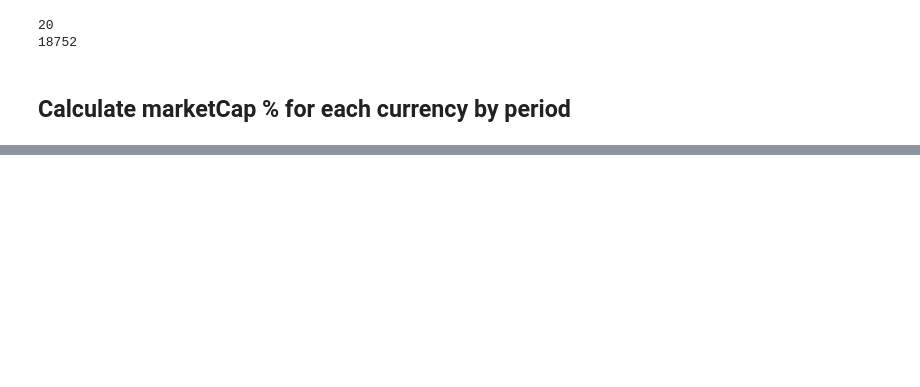
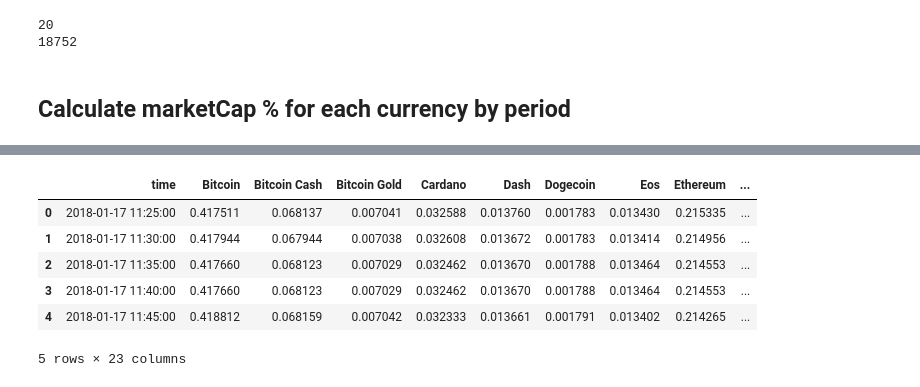
Before and after one commit to HristoBuyukliev/crypto-hackaton, a Jupyter notebook: market_caps_by_period.ipynb, the cells around one changed output, grey strips where cells are left out. Saved outputs shown, nothing was run; the diff lists cells and outputs as text; code cells hidden in the pictures; blank space fills up the shorter version.

```diff
--- a/market_caps_by_period.ipynb
+++ b/market_caps_by_period.ipynb
@@ -86,0 +111,10 @@ market_caps.to_csv('data/market_caps_by_period.csv')
+# %%
+market_caps.head()
+# %% [output]
+|  | time | Bitcoin | Bitcoin Cash | Bitcoin Gold | Cardano | Dash | Dogecoin | Eos | Ethereum | ... |
+| 0 | 2018-01-17 11:25:00 | 0.417511 | 0.068137 | 0.007041 | 0.032588 | 0.013760 | 0.001783 | 0.013430 | 0.215335 | ... |
+| 1 | 2018-01-17 11:30:00 | 0.417944 | 0.067944 | 0.007038 | 0.032608 | 0.013672 | 0.001783 | 0.013414 | 0.214956 | ... |
+| 2 | 2018-01-17 11:35:00 | 0.417660 | 0.068123 | 0.007029 | 0.032462 | 0.013670 | 0.001788 | 0.013464 | 0.214553 | ... |
+| 3 | 2018-01-17 11:40:00 | 0.417660 | 0.068123 | 0.007029 | 0.032462 | 0.013670 | 0.001788 | 0.013464 | 0.214553 | ... |
+| 4 | 2018-01-17 11:45:00 | 0.418812 | 0.068159 | 0.007042 | 0.032333 | 0.013661 | 0.001791 | 0.013402 | 0.214265 | ... |
+5 rows × 23 columns
```
Also changed, not shown: parts of 13 cells of this notebook, 1 other file.
